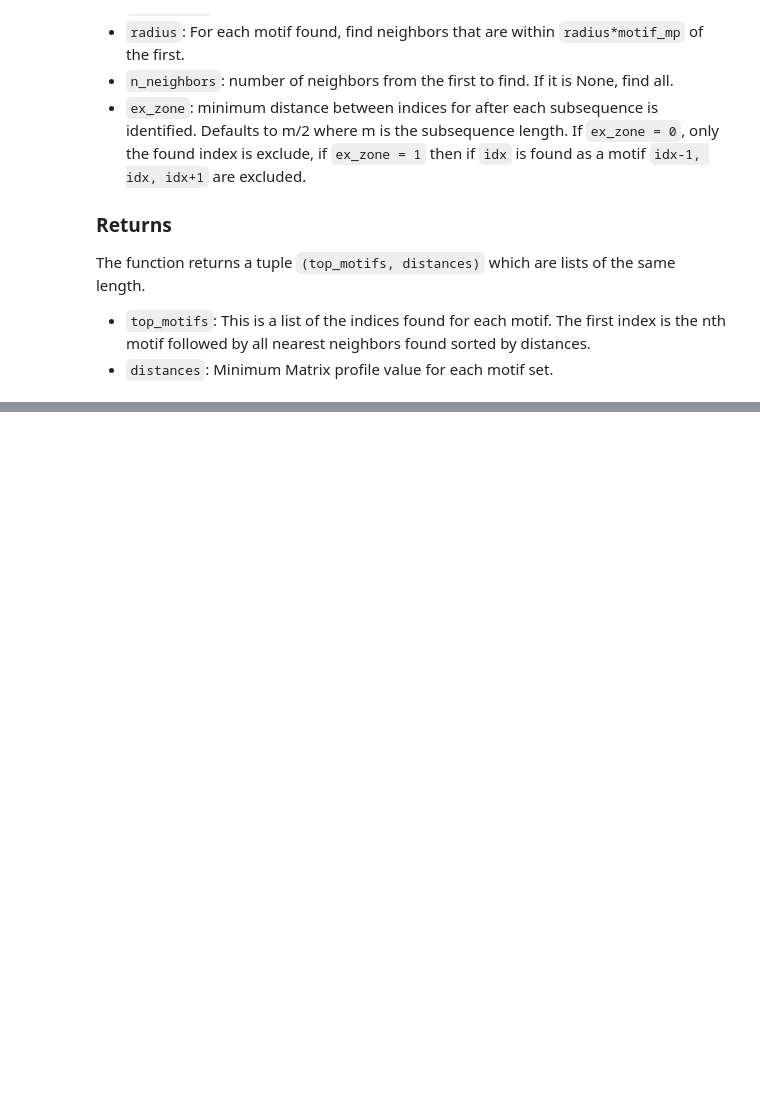
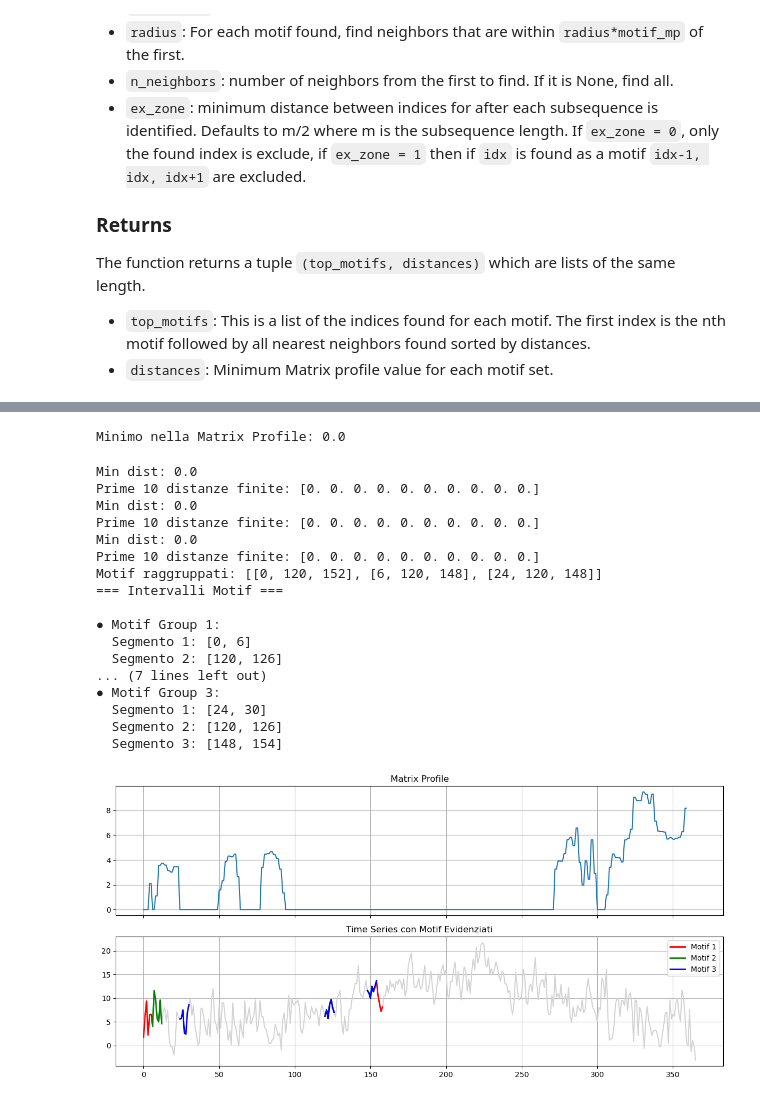
Before and after one commit to S-Nap4/matrixprofile-ts, a Jupyter notebook: docs/examples/Motif Discovery.ipynb, the cells around one changed output, grey strips where cells are left out. Drawn from its saved outputs; the diff is of its cells as text; code cells hidden in the pictures; blank space fills up the shorter version.

```diff
--- a/docs/examples/Motif Discovery.ipynb
+++ b/docs/examples/Motif Discovery.ipynb
@@ -298,0 +371,44 @@ The function returns a tuple `(top_motifs, distances)` which are lists of the sa
+# %%
+print("Minimo nella Matrix Profile:", np.min(mp_l))
+# %% [output]
+Minimo nella Matrix Profile: 0.0
+# %%
+# Parametri
+m = 7
+v = 2
+
+# Trova i motif
+motifs_l2, distances_l2, mp_l2 = find_motifs_stmp(
+    ts=weather_london,
+    m=m,
+    v=v,
+    max_motifs=3,
+    radius=1.2
+)
+
+
+print("Motif raggruppati:", motifs_l2)
+
+
+print_motif_ranges(motifs_l2, m=7)
+
+plot_motifs(weather_london, motifs_l2, mp_l2, m)
+# %% [output]
+Min dist: 0.0
+Prime 10 distanze finite: [0. 0. 0. 0. 0. 0. 0. 0. 0. 0.]
+Min dist: 0.0
+Prime 10 distanze finite: [0. 0. 0. 0. 0. 0. 0. 0. 0. 0.]
+Min dist: 0.0
+Prime 10 distanze finite: [0. 0. 0. 0. 0. 0. 0. 0. 0. 0.]
+Motif raggruppati: [[0, 120, 152], [6, 120, 148], [24, 120, 148]]
+=== Intervalli Motif ===
+
+● Motif Group 1:
+  Segmento 1: [0, 6]
+  Segmento 2: [120, 126]
+... (7 lines left out)
+● Motif Group 3:
+  Segmento 1: [24, 30]
+  Segmento 2: [120, 126]
+  Segmento 3: [148, 154]
+[figure, added]
```
Also changed, not shown: parts of 4 cells of this notebook, 2 other files.
